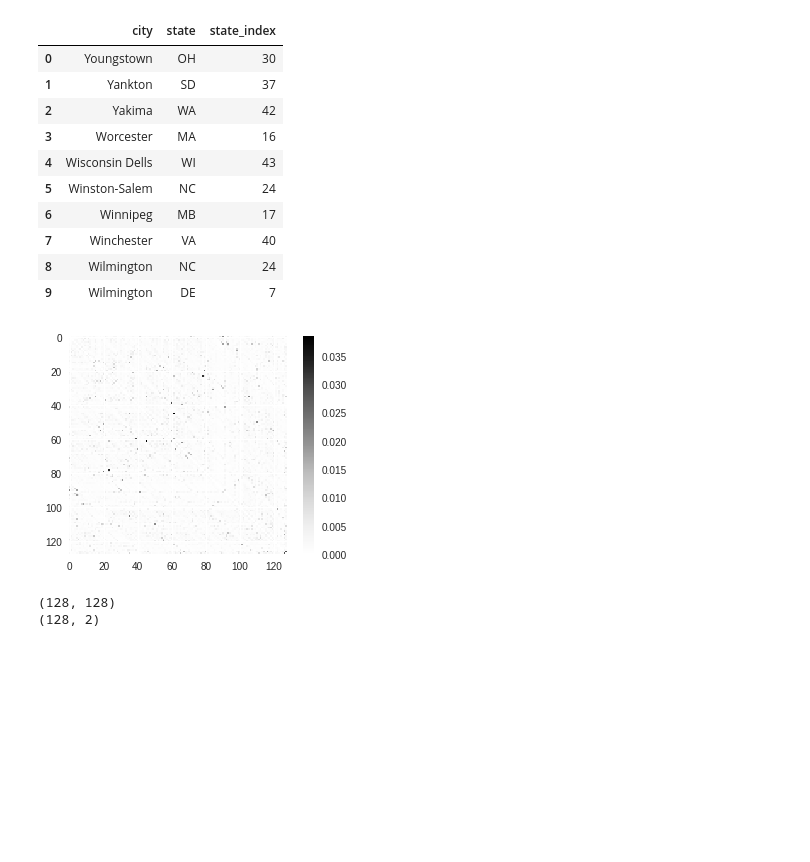
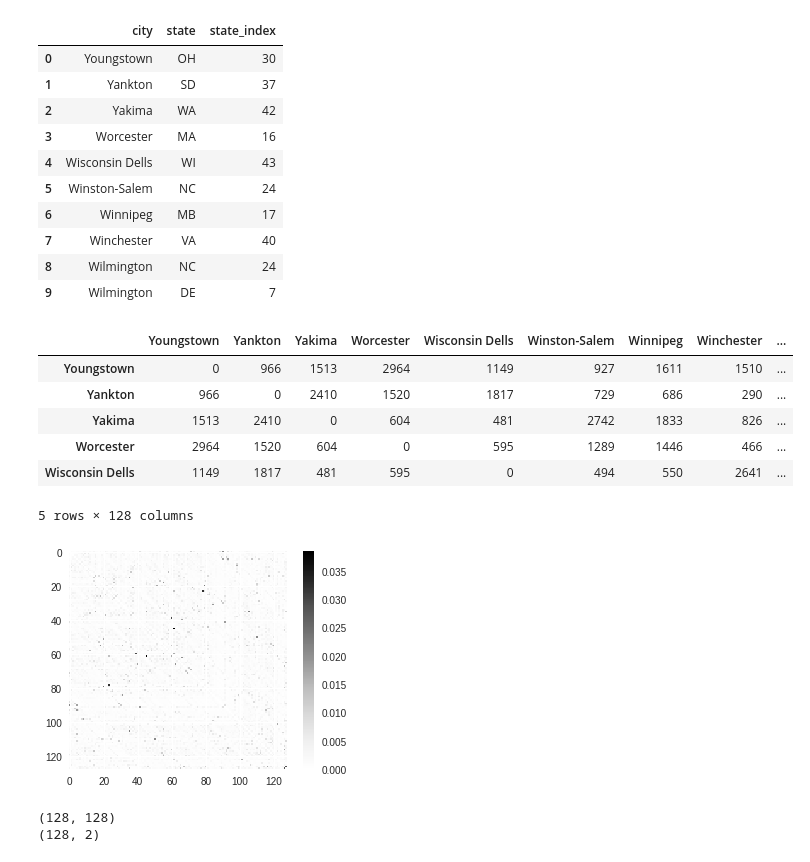
Before and after one commit to pilipolio/learn-pytorch, a Jupyter notebook: 201804_TSNE.ipynb, the cells around one changed output. Drawn from its saved outputs; the diff is of its cells as text; code cells hidden in the pictures; blank space fills up the shorter version.

```diff
--- a/201804_TSNE.ipynb
+++ b/201804_TSNE.ipynb
@@ -243,18 +238,27 @@ cities.head(10)
 # %%
 distances = pd.read_fwf('https://people.sc.fsu.edu/~jburkardt/datasets/cities/sgb128_dist.txt', skiprows=6).iloc[:, 1:]
 distances.index = cities.city.values
 distances.columns = cities.city.values
 
 n = distances.shape[0]
 
 similarities = 1 / (1 + distances.values)
 similarities[range(n), range(n)] = 0
 
 p_ij = (similarities.T / similarities.sum(axis=0)).T
 
 plt.imshow(similarities, cmap='Greys')
 plt.colorbar();
+
+distances.head()
 # %% [output]
+|  | Youngstown | Yankton | Yakima | Worcester | Wisconsin Dells | Winston-Salem | Winnipeg | Winchester | ... |
+| Youngstown | 0 | 966 | 1513 | 2964 | 1149 | 927 | 1611 | 1510 | ... |
+| Yankton | 966 | 0 | 2410 | 1520 | 1817 | 729 | 686 | 290 | ... |
+| Yakima | 1513 | 2410 | 0 | 604 | 481 | 2742 | 1833 | 826 | ... |
+| Worcester | 2964 | 1520 | 604 | 0 | 595 | 1289 | 1446 | 466 | ... |
+| Wisconsin Dells | 1149 | 1817 | 481 | 595 | 0 | 494 | 550 | 2641 | ... |
+5 rows × 128 columns
 [figure]
 # %%
 points_to_clusters = cities.state_index.values
```
Also changed, not shown: parts of 4 cells of this notebook.
